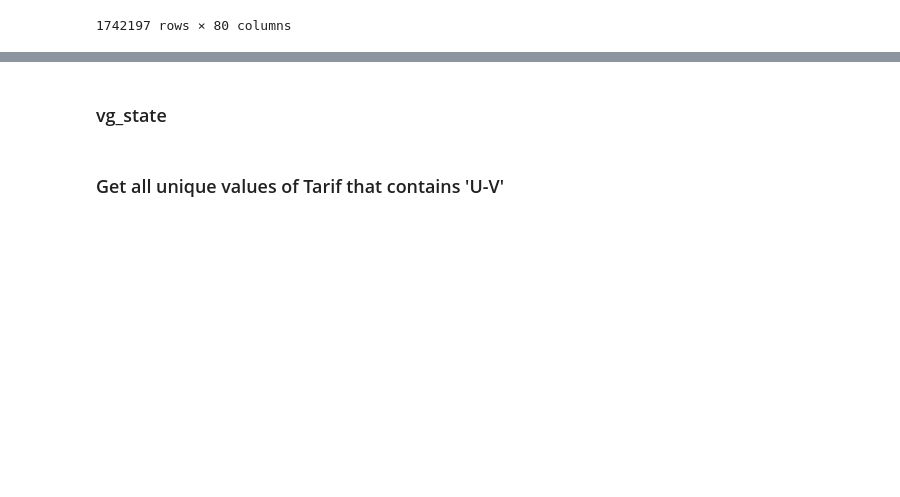
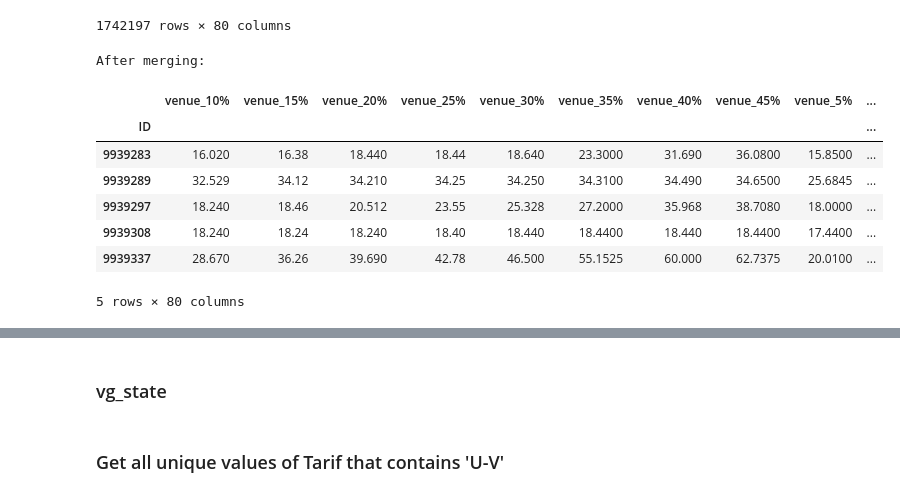
Before and after one commit to Saraavana/reclamation-processing, a Jupyter notebook: baseline/Features/01-Data-Exploration.ipynb, the cells around one changed output, grey strips where cells are left out. Saved outputs shown, nothing was run; the diff lists cells and outputs as text; code cells hidden in the pictures; blank space fills up the shorter version.

Commit message:
SLASH method training with less samples

```diff
--- a/baseline/Features/01-Data-Exploration.ipynb
+++ b/baseline/Features/01-Data-Exploration.ipynb
@@ -346,3 +346,25 @@ display(df_min_max_scaled)
 | 13949328 | 0.000071 | 0.000045 | 0.000055 | 0.000047 | 0.000055 | 0.000064 | 0.000060 | 0.000066 | 0.000068 | ... |
 | 13949329 | 0.000087 | 0.000062 | 0.000064 | 0.000050 | 0.000053 | 0.000057 | 0.000054 | 0.000060 | 0.000077 | ... |
 1742197 rows × 80 columns
+# %%
+data_path = '/Users/saravana/Documents/Work/Master-Thesis/reclamation-processing/data/export_features_2016_2020_v5.parquet.gzip' # Leave-one-out target encoding features - with raw tarif_bez value
+df3 = pd.read_parquet(data_path)
+
+class_frequency = df3.groupby('veranst_segment')['veranst_segment'].transform('count')
+df_sampled = df3.sample(n=5000, weights=class_frequency, random_state=2)
+
+df4 = df3[df3["veranst_segment"]==0][:200]
+df5 = df3[df3["veranst_segment"]==1][:200]
+df6 = df3[df3["veranst_segment"]==2][:200]
+
+df7 = pd.concat([df4, df5, df6], axis=0)
+# %% [output]
+After merging:
+|  | venue_10% | venue_15% | venue_20% | venue_25% | venue_30% | venue_35% | venue_40% | venue_45% | venue_5% | ... |
+| ID |  |  |  |  |  |  |  |  |  | ... |
+| 9939283 | 16.020 | 16.38 | 18.440 | 18.44 | 18.640 | 23.3000 | 31.690 | 36.0800 | 15.8500 | ... |
+| 9939289 | 32.529 | 34.12 | 34.210 | 34.25 | 34.250 | 34.3100 | 34.490 | 34.6500 | 25.6845 | ... |
+| 9939297 | 18.240 | 18.46 | 20.512 | 23.55 | 25.328 | 27.2000 | 35.968 | 38.7080 | 18.0000 | ... |
+| 9939308 | 18.240 | 18.24 | 18.240 | 18.40 | 18.440 | 18.4400 | 18.440 | 18.4400 | 17.4400 | ... |
+| 9939337 | 28.670 | 36.26 | 39.690 | 42.78 | 46.500 | 55.1525 | 60.000 | 62.7375 | 20.0100 | ... |
+5 rows × 80 columns
```
Also changed, not shown: parts of 2 cells of this notebook, 43 other files.
